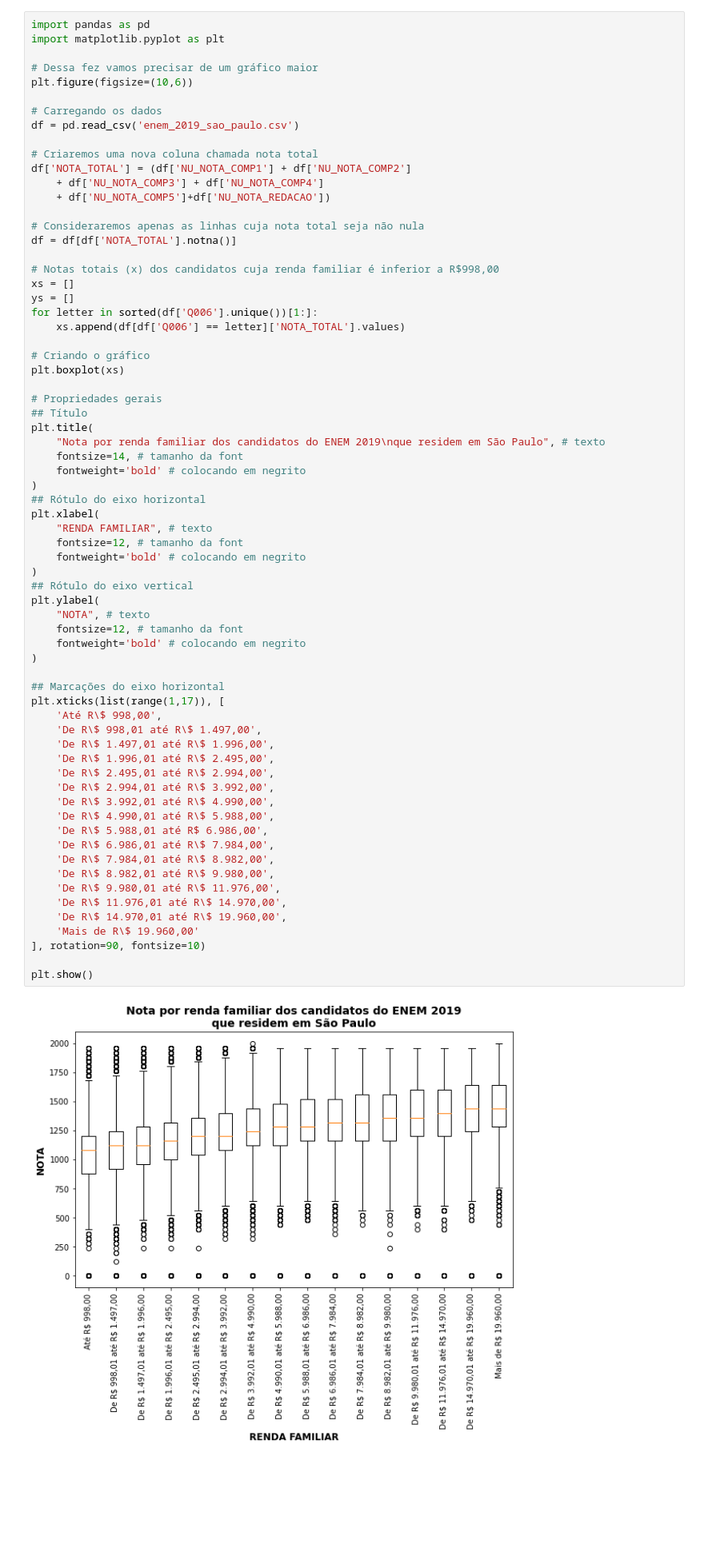
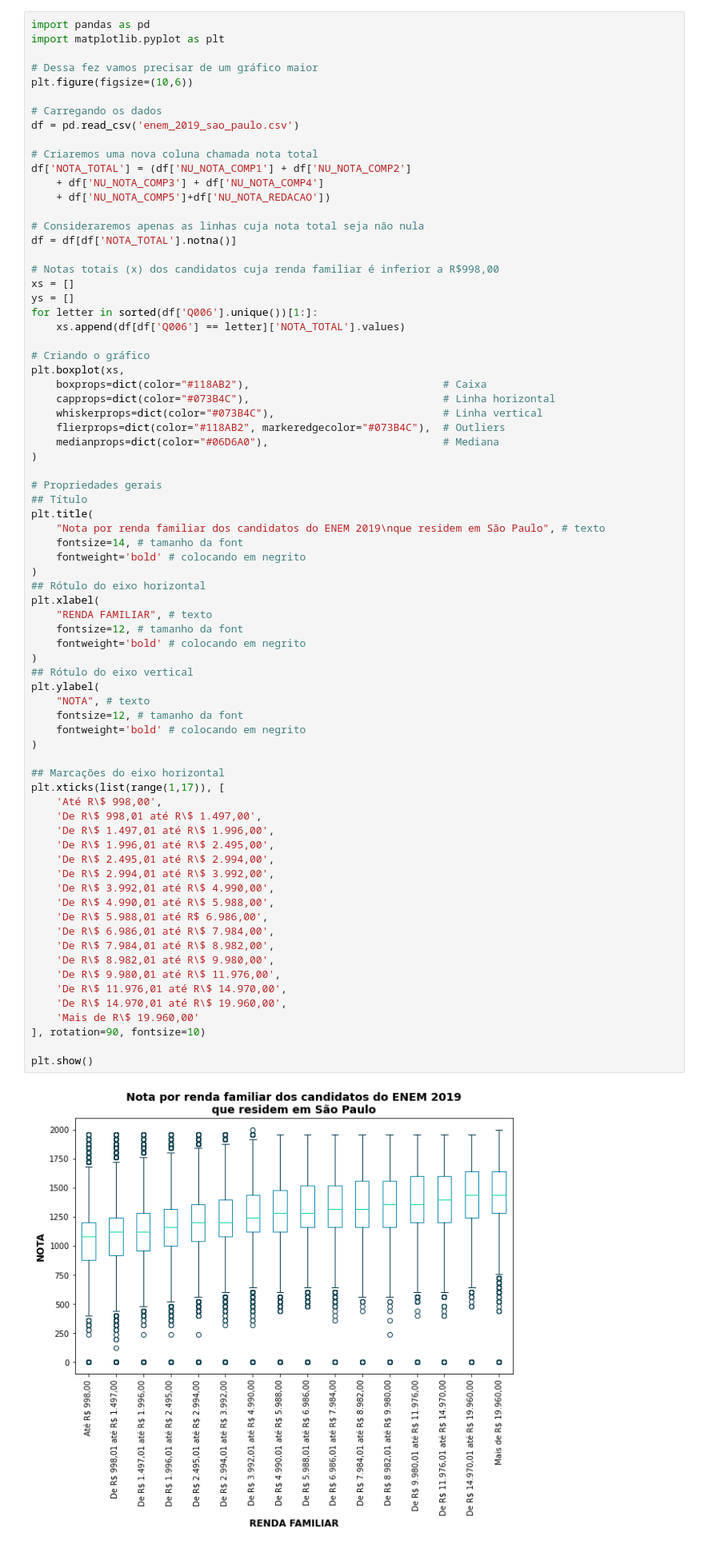
Before and after one commit to leandrocl2005/enen-eda-with-python, a Jupyter notebook: eda-parte-01-matplotlib.ipynb, the cells around one changed output. Shown: that part at 80% size. Cells and saved outputs as stored; diff of their text form; blank space fills up the shorter version.

Commit message:
add boxplot colors to png image

```diff
--- a/eda-parte-01-matplotlib.ipynb
+++ b/eda-parte-01-matplotlib.ipynb
@@ -726,7 +726,13 @@ for letter in sorted(df['Q006'].unique())[1:]:
     xs.append(df[df['Q006'] == letter]['NOTA_TOTAL'].values)
 
 # Criando o gráfico
-plt.boxplot(xs)
+plt.boxplot(xs,
+    boxprops=dict(color="#118AB2"),                               # Caixa
+    capprops=dict(color="#073B4C"),                               # Linha horizontal
+    whiskerprops=dict(color="#073B4C"),                           # Linha vertical
+    flierprops=dict(color="#118AB2", markeredgecolor="#073B4C"),  # Outliers
+    medianprops=dict(color="#06D6A0"),                            # Mediana
+)
 
 # Propriedades gerais
 ## Título
@@ -743,34 +749,34 @@ plt.xlabel(
 )
 ## Rótulo do eixo vertical
 plt.ylabel(
     "NOTA", # texto
     fontsize=12, # tamanho da font
     fontweight='bold' # colocando em negrito
 )
 
 ## Marcações do eixo horizontal
 plt.xticks(list(range(1,17)), [
     'Até R\$ 998,00',
     'De R\$ 998,01 até R\$ 1.497,00',
     'De R\$ 1.497,01 até R\$ 1.996,00',
     'De R\$ 1.996,01 até R\$ 2.495,00',
     'De R\$ 2.495,01 até R\$ 2.994,00',
     'De R\$ 2.994,01 até R\$ 3.992,00',
     'De R\$ 3.992,01 até R\$ 4.990,00',
     'De R\$ 4.990,01 até R\$ 5.988,00',
     'De R\$ 5.988,01 até R$ 6.986,00',
     'De R\$ 6.986,01 até R\$ 7.984,00',
     'De R\$ 7.984,01 até R\$ 8.982,00',
     'De R\$ 8.982,01 até R\$ 9.980,00',
     'De R\$ 9.980,01 até R\$ 11.976,00',
     'De R\$ 11.976,01 até R\$ 14.970,00',
     'De R\$ 14.970,01 até R\$ 19.960,00',
     'Mais de R\$ 19.960,00'
 ], rotation=90, fontsize=10)
 
 plt.show()
 # %% [output]
-[figure, old version]
+[figure, new version]
 # %% [markdown]
 <b>Conclusão:</b>
 
```
Also changed, not shown: parts of 1 cell of this notebook, 1 other file.
